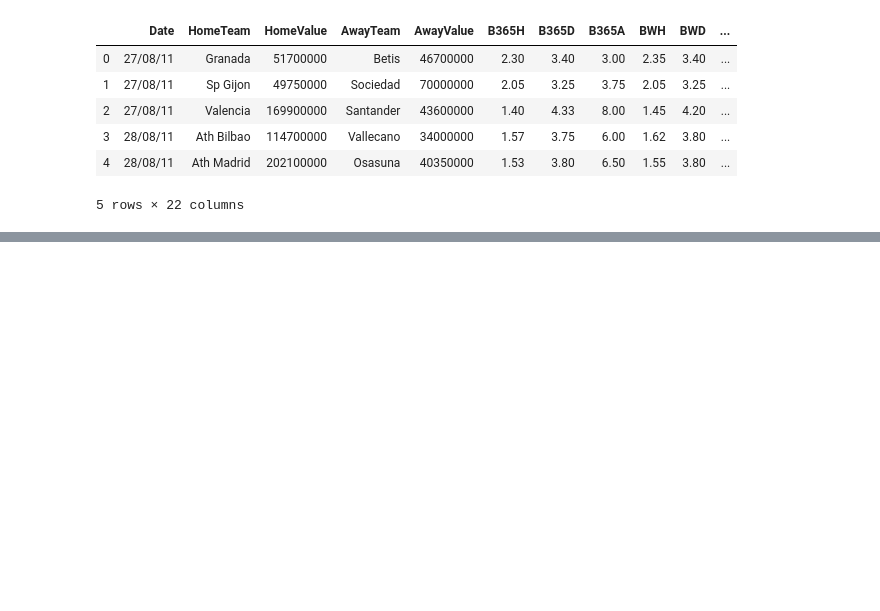
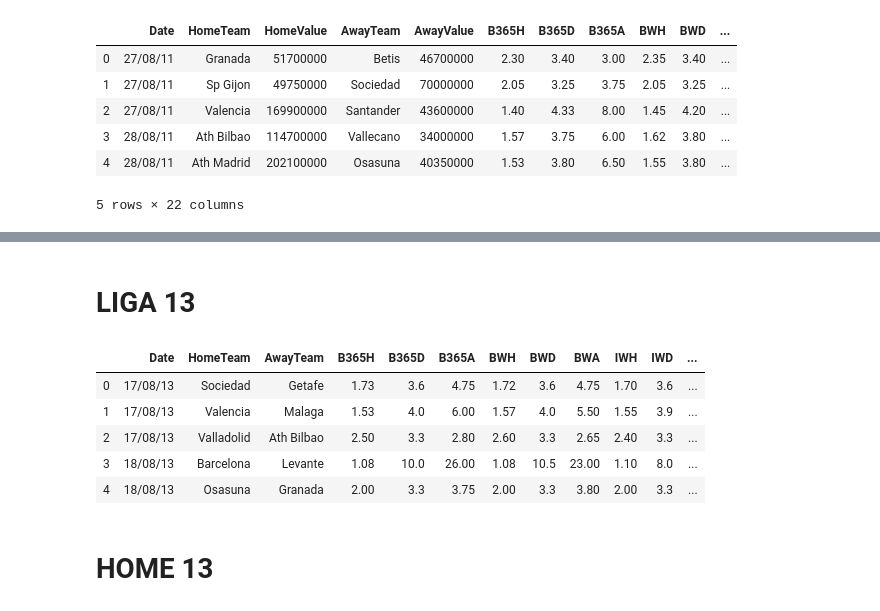
Before and after one commit to Jjespper/football_bets, a Jupyter notebook: Untitled1.ipynb, the cells around one changed output, grey strips where cells are left out. Drawn from its saved outputs; the diff is of its cells as text; code cells hidden in the pictures; blank space fills up the shorter version.

```diff
--- a/Untitled1.ipynb
+++ b/Untitled1.ipynb
@@ -1043,0 +1178,13 @@ liga11_n.head()
+# %% [markdown]
+# LIGA 13
+# %%
+liga13_n.head()
+# %% [output]
+|  | Date | HomeTeam | AwayTeam | B365H | B365D | B365A | BWH | BWD | BWA | IWH | IWD | ... |
+| 0 | 17/08/13 | Sociedad | Getafe | 1.73 | 3.6 | 4.75 | 1.72 | 3.6 | 4.75 | 1.70 | 3.6 | ... |
+| 1 | 17/08/13 | Valencia | Malaga | 1.53 | 4.0 | 6.00 | 1.57 | 4.0 | 5.50 | 1.55 | 3.9 | ... |
+| 2 | 17/08/13 | Valladolid | Ath Bilbao | 2.50 | 3.3 | 2.80 | 2.60 | 3.3 | 2.65 | 2.40 | 3.3 | ... |
+| 3 | 18/08/13 | Barcelona | Levante | 1.08 | 10.0 | 26.00 | 1.08 | 10.5 | 23.00 | 1.10 | 8.0 | ... |
+| 4 | 18/08/13 | Osasuna | Granada | 2.00 | 3.3 | 3.75 | 2.00 | 3.3 | 3.80 | 2.00 | 3.3 | ... |
+# %% [markdown]
+# HOME 13
```
Also changed, not shown: parts of 20 cells of this notebook.
